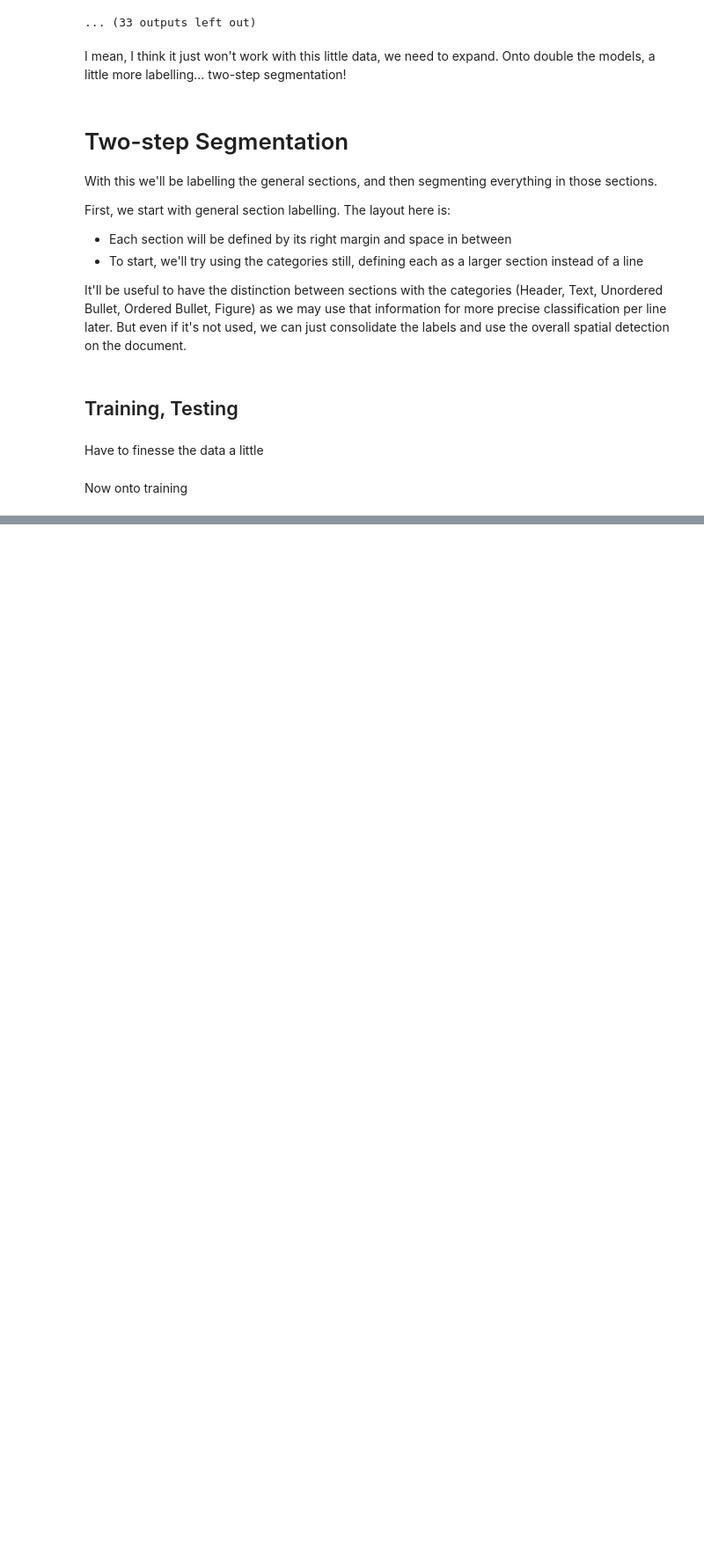
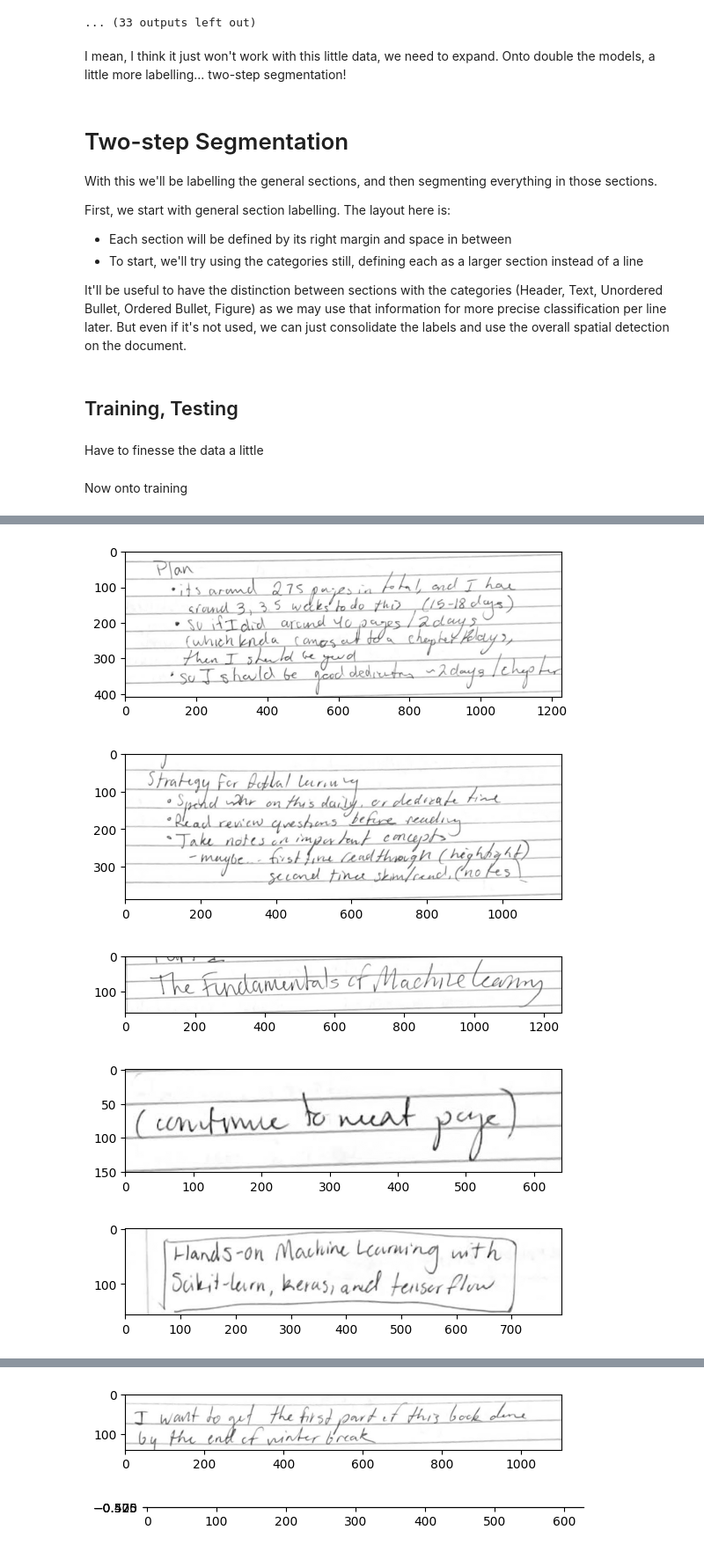
Before and after one commit to gjburke/note-transfer, a Jupyter notebook: development/text_segmentation.ipynb, the cells around one changed output, grey strips where cells are left out. Shown: that part at 88% size. Saved outputs shown, nothing was run; the diff lists cells and outputs as text; code cells hidden in the pictures; blank space fills up the shorter version.

```diff
--- a/development/text_segmentation.ipynb
+++ b/development/text_segmentation.ipynb
@@ -274,0 +378,18 @@ Compile with `TORCH_USE_CUDA_DSA` to enable device-side assertions.
+# %%
+# Takes image and normal bounding box (no rotation) bounds (top left, bottom right points)
+# Returns the cropped image
+def crop_from_bb(image, xyxy):
+    x1, y1, x2, y2 = xyxy.tolist()
+    x1, y1, x2, y2 = int(x1), int(y1), int(x2), int(y2)
+    return image[y1:y2+1, x1:x2+1]
+# %%
+for xyxy in result[0].obb.xyxy:
+    cropped = crop_from_bb(test_image, xyxy)
+    plt.imshow(cropped, cmap='gray')
+    plt.show()
+# %% [output]
+[figure, added]
+[figure, added]
+[figure, added]
+[figure, added]
+[figure, added]
@@ -274,0 +397,2 @@ Compile with `TORCH_USE_CUDA_DSA` to enable device-side assertions.
+[figure, added]
+[figure, added]
```
Also changed, not shown: parts of 19 cells of this notebook, 1 other file.
